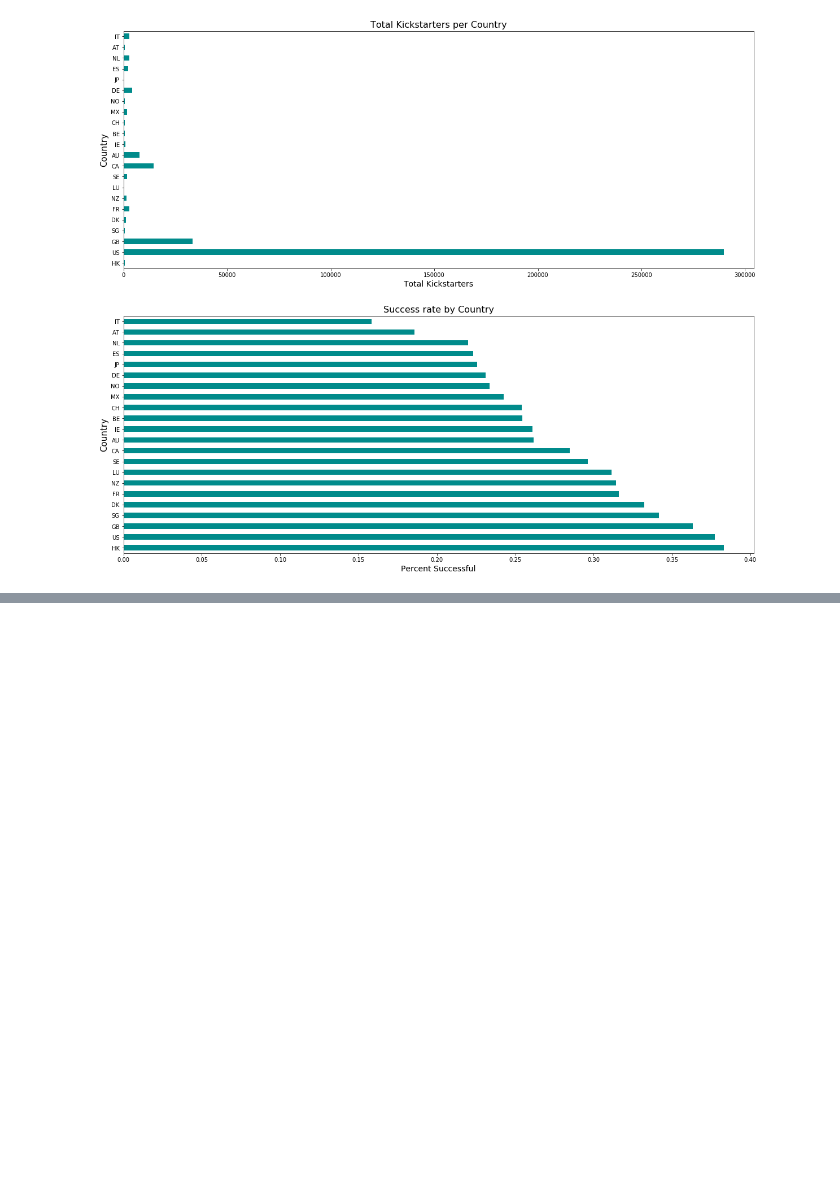
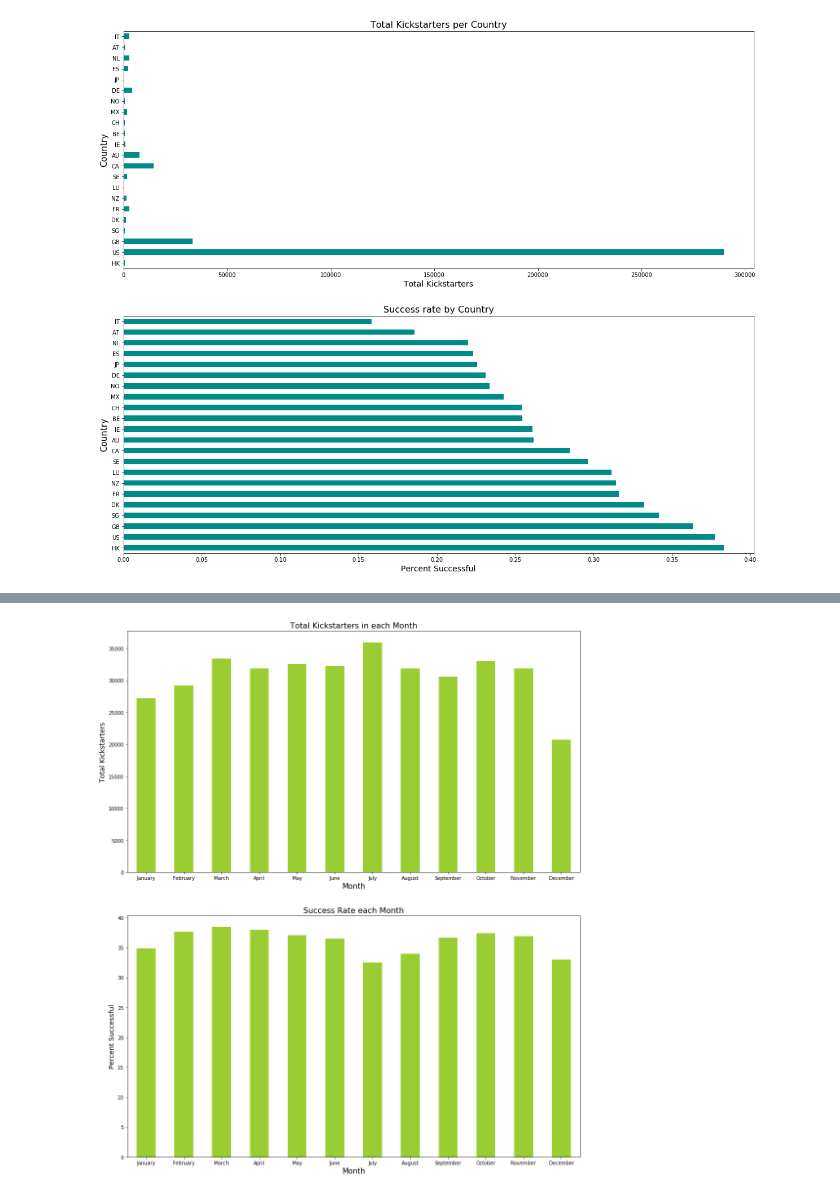
Before and after one commit to Fali1995/Kickstarter-Dataset, a Jupyter notebook: Kickstarter_Analysis.ipynb, the cells around one changed output, grey strips where cells are left out. Saved outputs shown, nothing was run; the diff lists cells and outputs as text; code cells hidden in the pictures; blank space fills up the shorter version.

```diff
--- a/Kickstarter_Analysis.ipynb
+++ b/Kickstarter_Analysis.ipynb
@@ -285,0 +327,36 @@ plt.show()
+# %%
+months = ["January", "February", "March", "April", "May", "June", "July",\
+              "August", "September", "October", "November", "December"]
+
+df_with_results = df[ (df["state"] == "successful") | (df["state"] == "failed") | (df["state"] == "canceled")]
+
+total_months = df_with_results.groupby(df_with_results.index.strftime('%B')).size().reindex(months)
+
+df_successful = df_with_results[df_with_results["state"] == "successful"]
+total_successful_month = df_successful.groupby(df_successful.index.strftime('%B')).size().reindex(months)
+
+percent_successful = 100 * total_successful_month/total_months
+# %%
+plt.figure(figsize=(14,12))
+
+plt.subplot(2,1,1)
+total_months.plot.bar(color="yellowgreen")
+
+plt.xticks(rotation=0)
+plt.title("Total Kickstarters in each Month", fontsize=16)
+plt.xlabel("Month", fontsize=15)
+plt.ylabel("Total Kickstarters", fontsize=14)
+
+plt.subplot(2,1,2)
+percent_successful.plot.bar(color="yellowgreen")
+
+plt.xticks(rotation=0)
+plt.title("Success Rate each Month", fontsize=16)
+plt.xlabel("Month", fontsize=15)
+plt.ylabel("Percent Successful", fontsize=14)
+
+plt.tight_layout()
+plt.subplots_adjust(top=1.3)
+plt.show()
+# %% [output]
+[figure, added]
```
Also changed, not shown: parts of 7 cells of this notebook.
